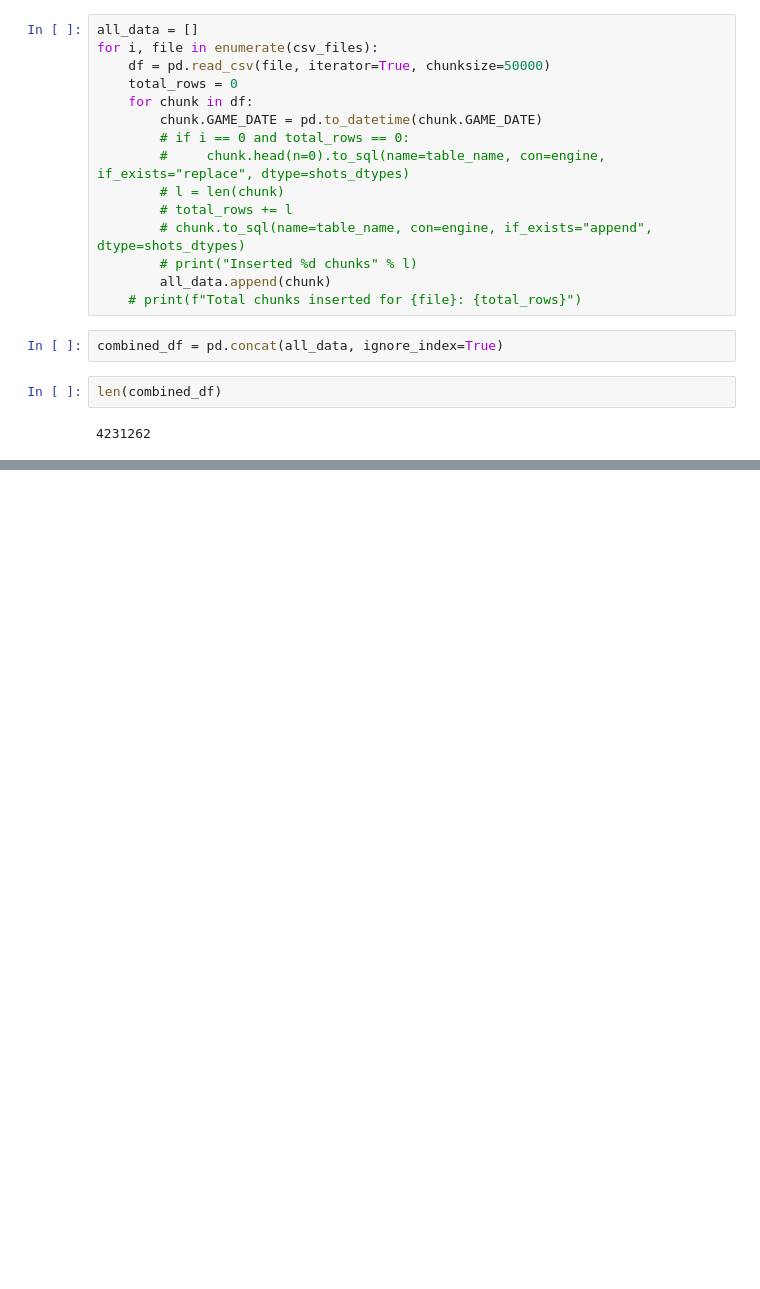
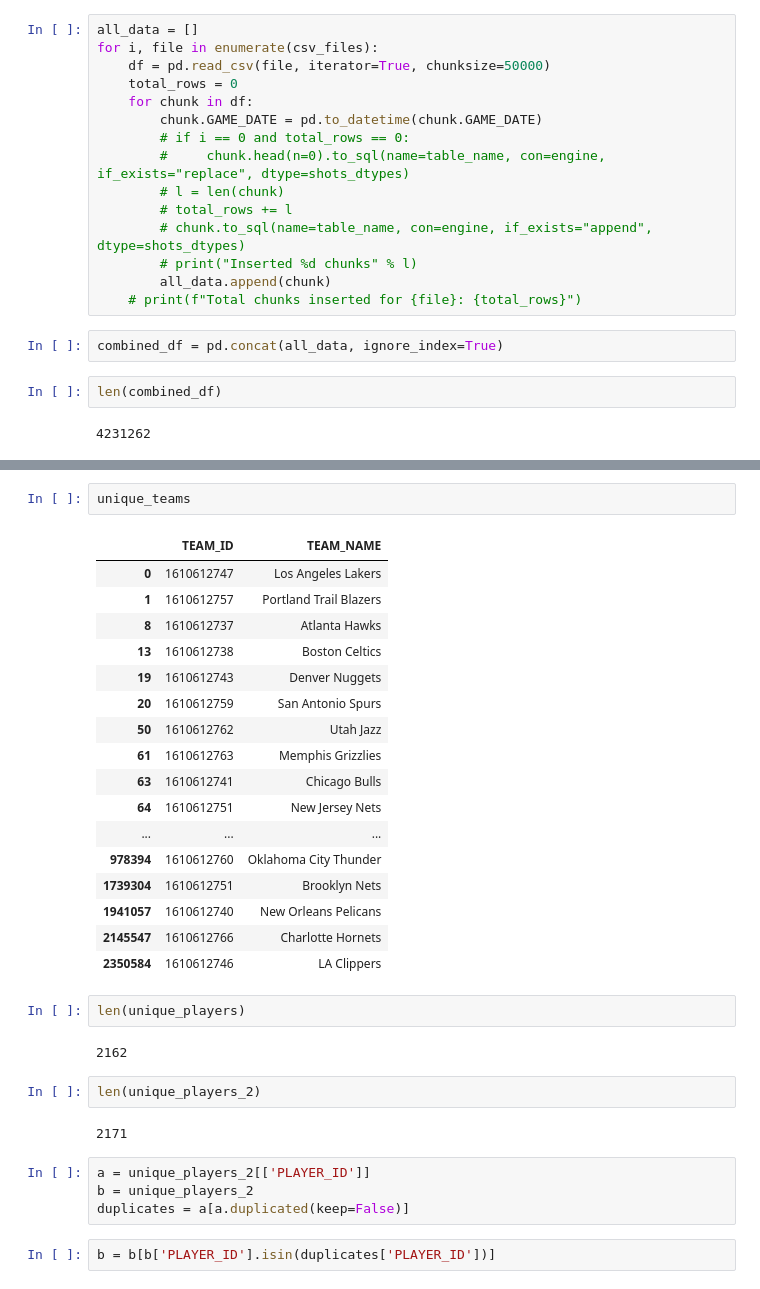
Before and after one commit to lukamircetic/nba-shots, a Jupyter notebook: data-pipeline/Ingest.ipynb, the cells around one changed output, grey strips where cells are left out. Cells and saved outputs as stored; diff of their text form; blank space fills up the shorter version.

```diff
--- a/data-pipeline/Ingest.ipynb
+++ b/data-pipeline/Ingest.ipynb
@@ -104,0 +107,34 @@ unique_pos
+# %%
+unique_teams
+# %% [output]
+|  | TEAM_ID | TEAM_NAME |
+| 0 | 1610612747 | Los Angeles Lakers |
+| 1 | 1610612757 | Portland Trail Blazers |
+| 8 | 1610612737 | Atlanta Hawks |
+| 13 | 1610612738 | Boston Celtics |
+| 19 | 1610612743 | Denver Nuggets |
+| 20 | 1610612759 | San Antonio Spurs |
+| 50 | 1610612762 | Utah Jazz |
+| 61 | 1610612763 | Memphis Grizzlies |
+| 63 | 1610612741 | Chicago Bulls |
+| 64 | 1610612751 | New Jersey Nets |
+| ... | ... | ... |
+| 978394 | 1610612760 | Oklahoma City Thunder |
+| 1739304 | 1610612751 | Brooklyn Nets |
+| 1941057 | 1610612740 | New Orleans Pelicans |
+| 2145547 | 1610612766 | Charlotte Hornets |
+| 2350584 | 1610612746 | LA Clippers |
+# %%
+len(unique_players)
+# %% [output]
+2162
+# %%
+len(unique_players_2)
+# %% [output]
+2171
+# %%
+a = unique_players_2[['PLAYER_ID']]
+b = unique_players_2
+duplicates = a[a.duplicated(keep=False)]
+# %%
+b = b[b['PLAYER_ID'].isin(duplicates['PLAYER_ID'])]
```
Also changed, not shown: parts of 13 cells of this notebook, 4 other files.
